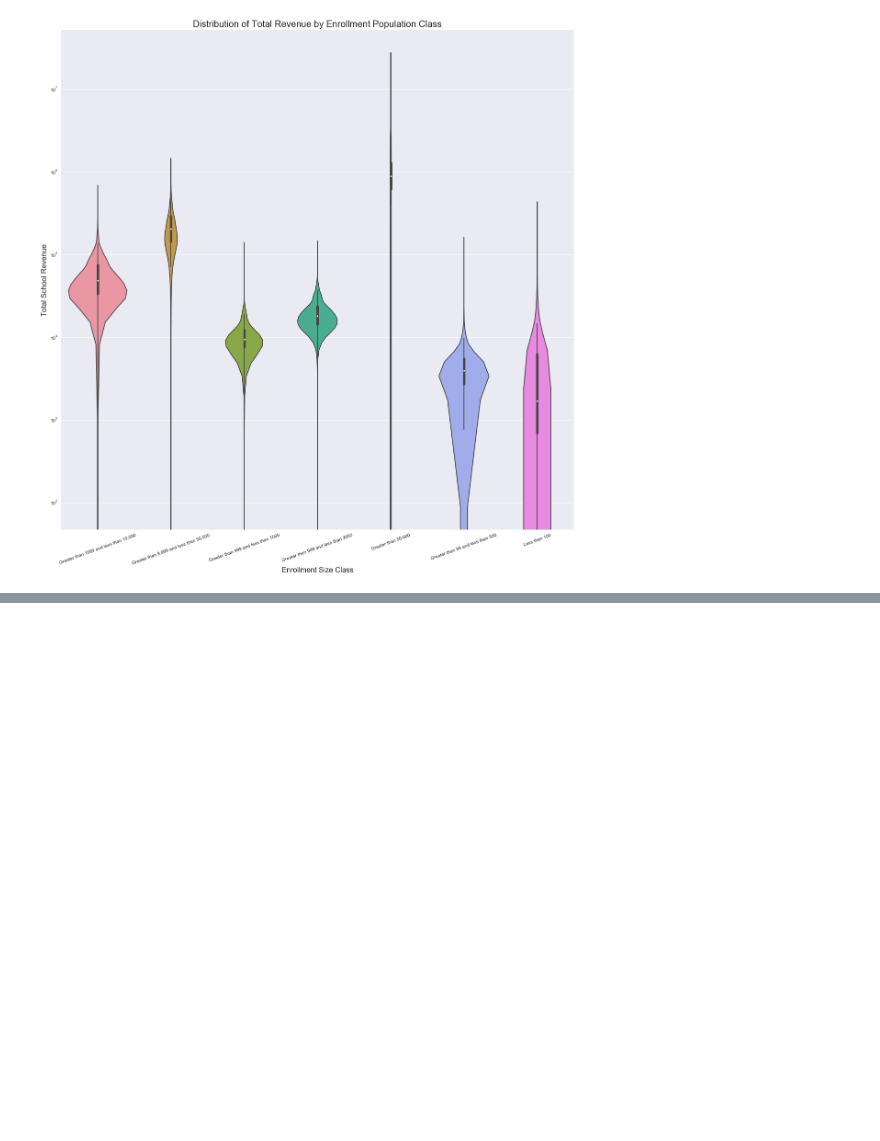
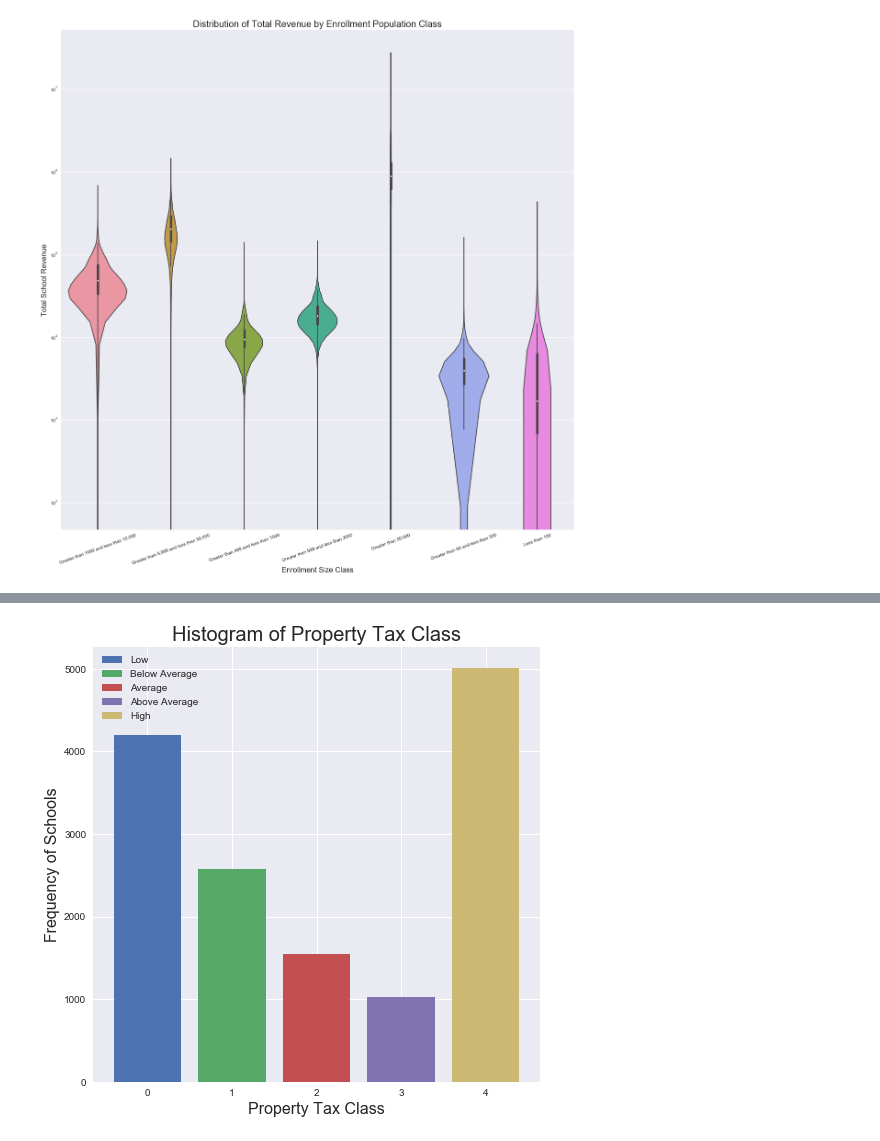
Before and after one commit to ValarDragon/DSD_Project1, a Jupyter notebook: Project_Final.ipynb, the cells around one changed output, grey strips where cells are left out. Saved outputs shown, nothing was run; the diff lists cells and outputs as text; code cells hidden in the pictures; blank space fills up the shorter version.

```diff
--- a/Project_Final.ipynb
+++ b/Project_Final.ipynb
@@ -280,0 +289,23 @@ plt.show()
+# %%
+pt_mean = 2430
+pt_sd = 1599
+
+property_taxes = df["T06"].dropna()
+bin_names = ["Low", "Below Average", "Average", "Above Average", "High"]
+pt_bins = pd.cut(property_taxes, [pt_mean-2*pt_sd, pt_mean-1*pt_sd, pt_mean, pt_mean+1*pt_sd, pt_mean+2*pt_sd, float("infinity")], labels = bin_names)
+
+pt_taxes = pd.DataFrame(property_taxes.groupby(pt_bins).count())
+df["Property Tax Class"] = pt_bins
+plt.figure(figsize=(8,8))
+
+plt.xlabel('Property Tax Class', fontsize=16)
+plt.ylabel('Frequency of Schools', fontsize = 16)
+plt.title('Histogram of Property Tax Class', fontsize = 20)
+
+for i in range(0,5):
+    plt.bar(i, pt_taxes["T06"][i], label = list(pt_taxes.index)[i])
+plt.legend()
+plt.show()
+plt.close()
+# %% [output]
+[figure, added]
```
Also changed, not shown: parts of 12 cells of this notebook.
